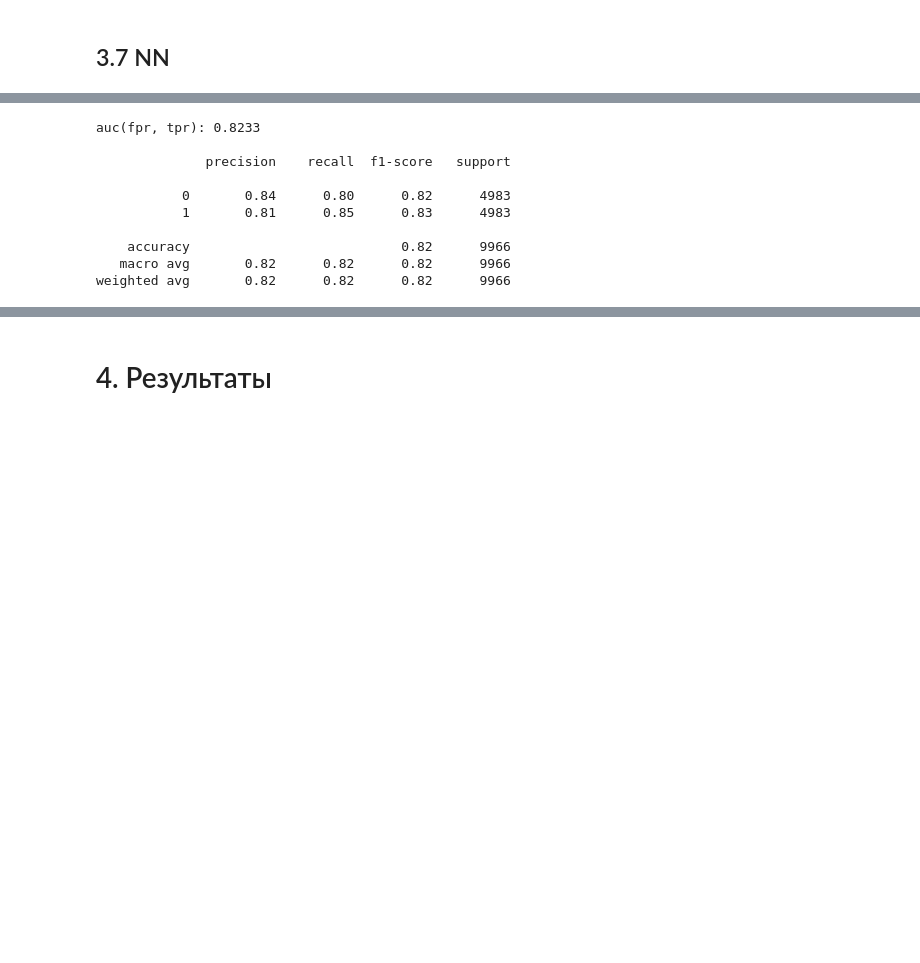
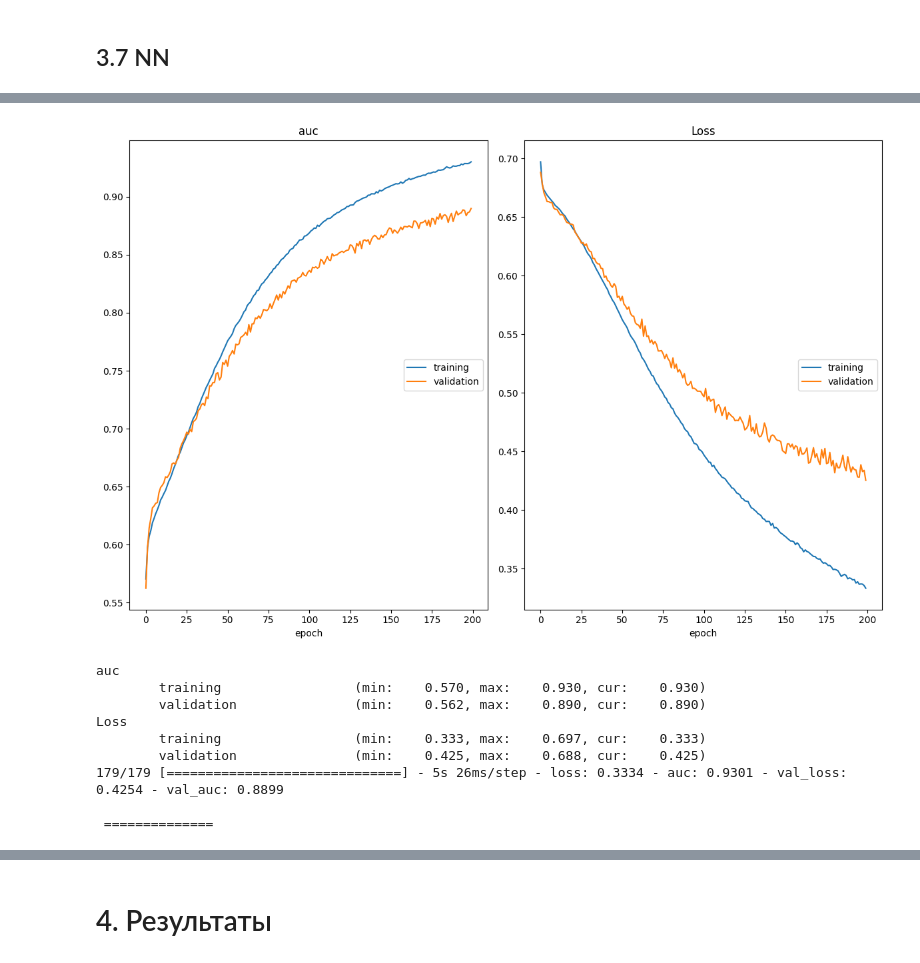
Before and after one commit to Daniil-Kiriakov/analytics-projects, a Jupyter notebook: scoring/scoring_3/scoring_models_new.ipynb, the cells around one changed output, grey strips where cells are left out. Cells and saved outputs as stored; diff of their text form; code cells hidden in the pictures; blank space fills up the shorter version.

```diff
--- a/scoring/scoring_3/scoring_models_new.ipynb
+++ b/scoring/scoring_3/scoring_models_new.ipynb
@@ -1296,8 +1289,0 @@ ModuleNotFoundError: No module named 'tensorflow'
-# %%
-x_train, x_test, y_train, y_test = train_test_split(x_imb, y_imb, stratify=y_imb, test_size=0.25, )
-
-
-x_train_sc = MinMaxScaler().fit_transform(x_train)
-x_test_sc = MinMaxScaler().fit_transform(x_test)
-
-x_train_sc.shape, y_train.shape, x_test_sc.shape, y_test.shape
@@ -1393,24 +1290,42 @@ Best auc score: 0.9063808917999268
-# %%
-from tensorflow.keras.models import load_model
-from sklearn.metrics import confusion_matrix, auc, roc_curve
-
-model = load_model('model/')
-
-predictions = model.predict(x_test_sc, batch_size=128)
-predictions = np.round(predictions.ravel(), 0)
-
-print()
-print(f'auc(fpr, tpr): {auc(roc_curve(y_test, predictions)[0], roc_curve(y_test, predictions)[1]):.4f}' )
-print()
-print(classification_report(y_test, predictions))
-# %% [output]
-auc(fpr, tpr): 0.8233
-
-              precision    recall  f1-score   support
-
-           0       0.84      0.80      0.82      4983
-           1       0.81      0.85      0.83      4983
-
-    accuracy                           0.82      9966
-   macro avg       0.82      0.82      0.82      9966
-weighted avg       0.82      0.82      0.82      9966
+# %%
+model = Sequential()
+
+model.add(Dense(units = 5000, input_shape = (x_train.shape[1],), activation='relu'))
+model.add(Dropout(0.2))
+model.add(keras.layers.BatchNormalization())
+model.add(Dense(500, activation='relu'))
+model.add(Dense(300, activation='relu'))
+model.add(keras.layers.BatchNormalization())
+model.add(Dense(100, activation='relu'))
+
+model.add(Dense(1, activation='sigmoid'))
+# %%
+cp = ModelCheckpoint('model/', save_best_only=True)
+callback = keras.callbacks.EarlyStopping(monitor='val_loss', patience=20)
+
+model.compile(loss=keras.losses.BinaryCrossentropy(),
+              optimizer=keras.optimizers.Adam(learning_rate=0.0001),
+              metrics=[keras.metrics.AUC()]
+              )
+
+history = model.fit(x_train,
+                    y_train,
+                    validation_split = 0.25,
+                    batch_size=1024,
+                    epochs=200,
+                    verbose=1,
+                    callbacks=[cp, PlotLossesKeras(), callback])
+
+
+print('\n ==============')
+# %% [output]
+[figure, added]
+auc
+        training                 (min:    0.570, max:    0.930, cur:    0.930)
+        validation               (min:    0.562, max:    0.890, cur:    0.890)
+Loss
+        training                 (min:    0.333, max:    0.697, cur:    0.333)
+        validation               (min:    0.425, max:    0.688, cur:    0.425)
+179/179 [==============================] - 5s 26ms/step - loss: 0.3334 - auc: 0.9301 - val_loss: 0.4254 - val_auc: 0.8899
+
+ ==============
```
Also changed, not shown: parts of 23 cells of this notebook.
